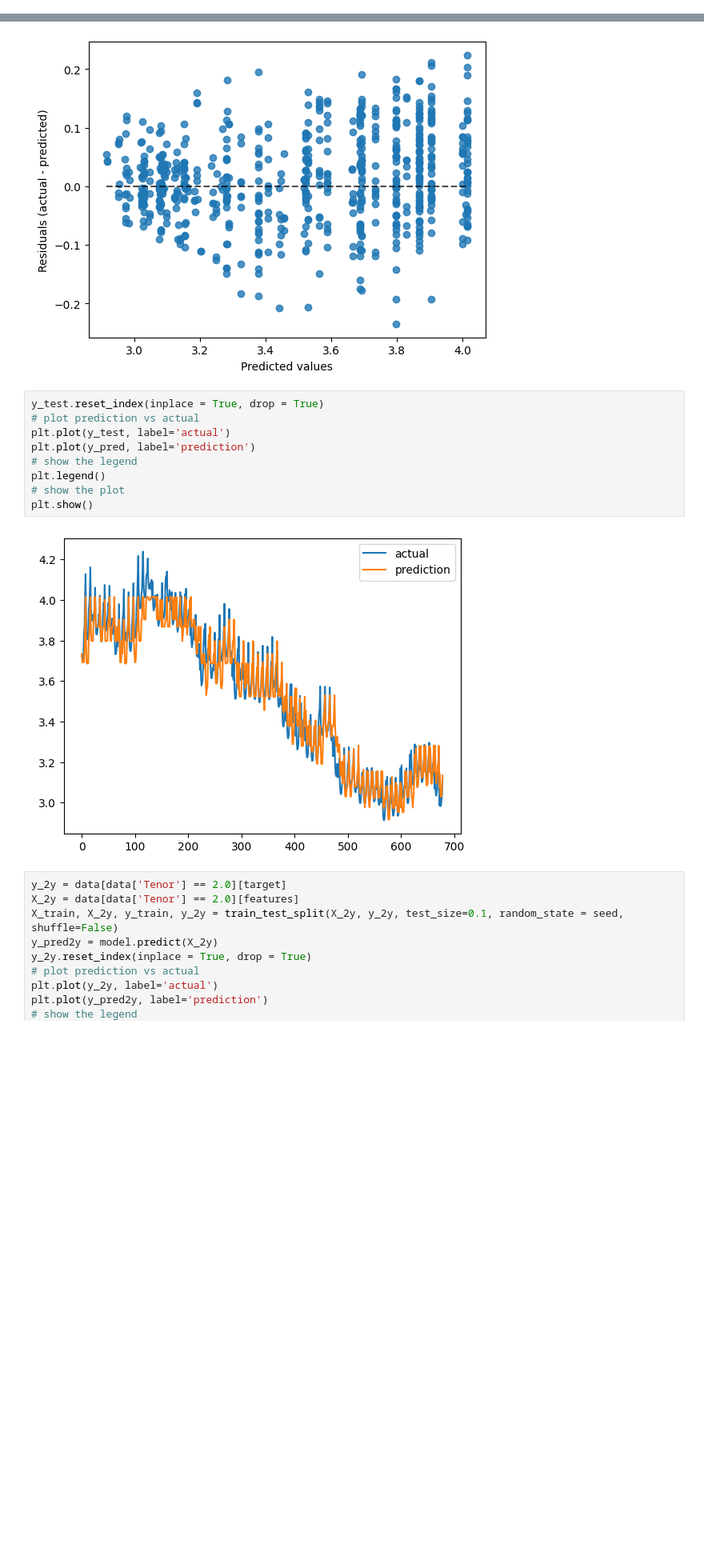
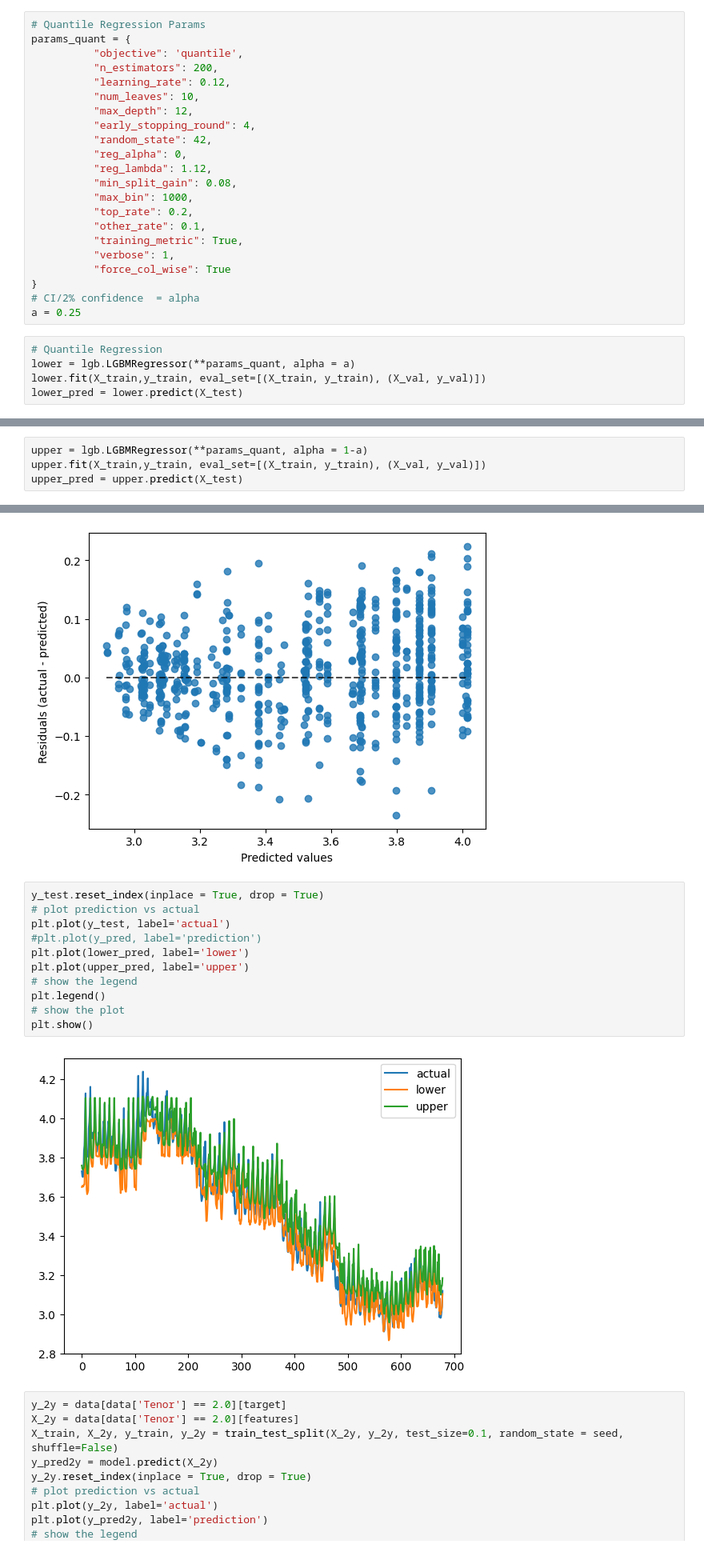
Before and after one commit to jacksonhk/UBS-data, a Jupyter notebook: SwapRateModel.ipynb, the cells around one changed output, grey strips where cells are left out. Shown at 80% size. Drawn from its saved outputs; the diff is of its cells as text; blank space fills up the shorter version.

Commit message:
Implemented Quantile Regression
50% confidence Prediction Interval used, alpha = 0.25

```diff
--- a/SwapRateModel.ipynb
+++ b/SwapRateModel.ipynb
@@ -212,0 +204,27 @@ Adjusted R^2 = 0.9470212691496029
+# %%
+# Quantile Regression Params
+params_quant = {
+          "objective": 'quantile',
+          "n_estimators": 200,
+          "learning_rate": 0.12,
+          "num_leaves": 10,
+          "max_depth": 12,
+          "early_stopping_round": 4,
+          "random_state": 42,
+          "reg_alpha": 0,
+          "reg_lambda": 1.12,
+          "min_split_gain": 0.08,
+          "max_bin": 1000,
+          "top_rate": 0.2,
+          "other_rate": 0.1,
+          "training_metric": True,
+          "verbose": 1,
+          "force_col_wise": True
+}
+# CI/2% confidence  = alpha
+a = 0.25
+# %%
+# Quantile Regression
+lower = lgb.LGBMRegressor(**params_quant, alpha = a)
+lower.fit(X_train,y_train, eval_set=[(X_train, y_train), (X_val, y_val)])
+lower_pred = lower.predict(X_test)
@@ -212,0 +241,4 @@ Adjusted R^2 = 0.9470212691496029
+# %%
+upper = lgb.LGBMRegressor(**params_quant, alpha = 1-a)
+upper.fit(X_train,y_train, eval_set=[(X_train, y_train), (X_val, y_val)])
+upper_pred = upper.predict(X_test)
@@ -232,14 +287,16 @@ display.plot()
 # %%
 y_test.reset_index(inplace = True, drop = True)
 # plot prediction vs actual
 plt.plot(y_test, label='actual')
-plt.plot(y_pred, label='prediction')
+#plt.plot(y_pred, label='prediction')
+plt.plot(lower_pred, label='lower')
+plt.plot(upper_pred, label='upper')
 # show the legend
 plt.legend()
 # show the plot
 plt.show()
 # %% [output]
-[figure, old version]
+[figure, new version]
 # %%
 y_2y = data[data['Tenor'] == 2.0][target]
 X_2y = data[data['Tenor'] == 2.0][features]
```
Also changed, not shown: parts of 17 cells of this notebook.
